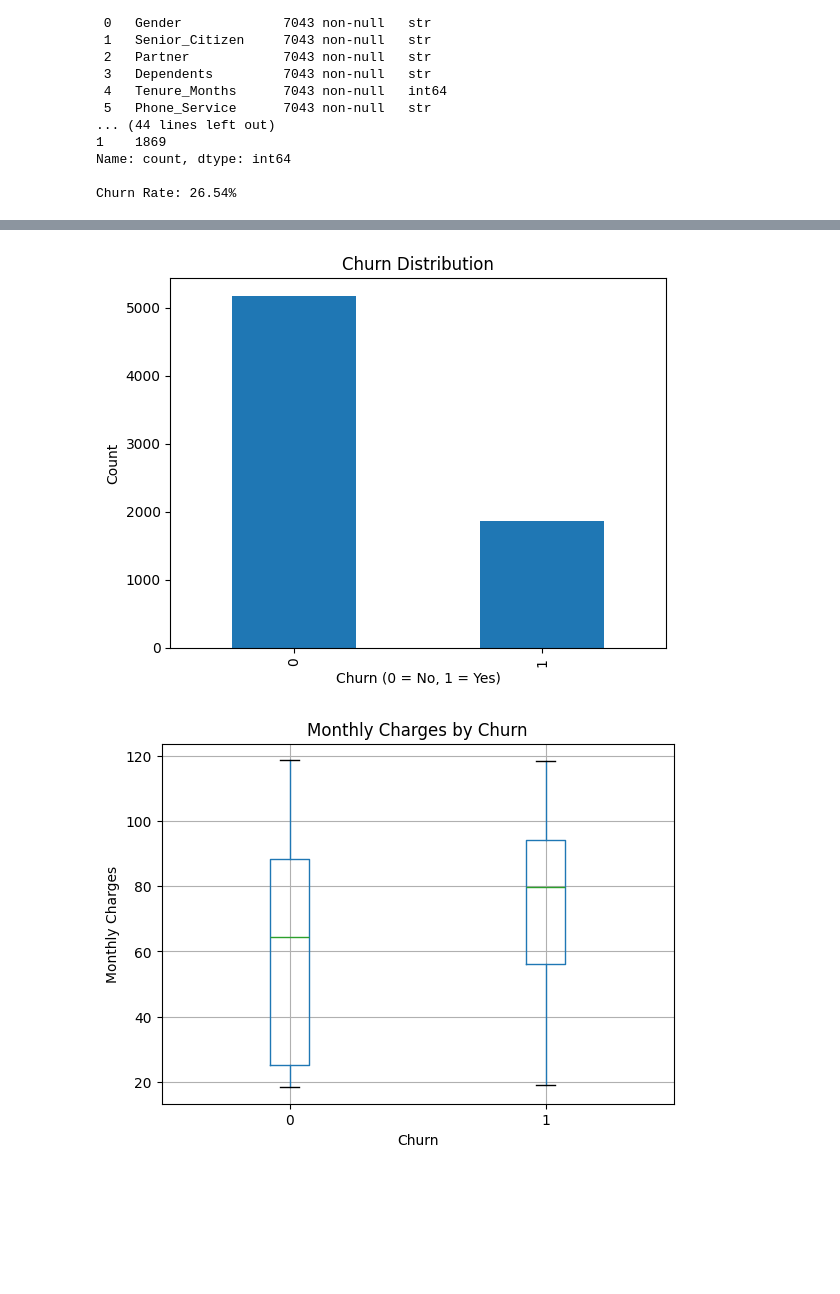
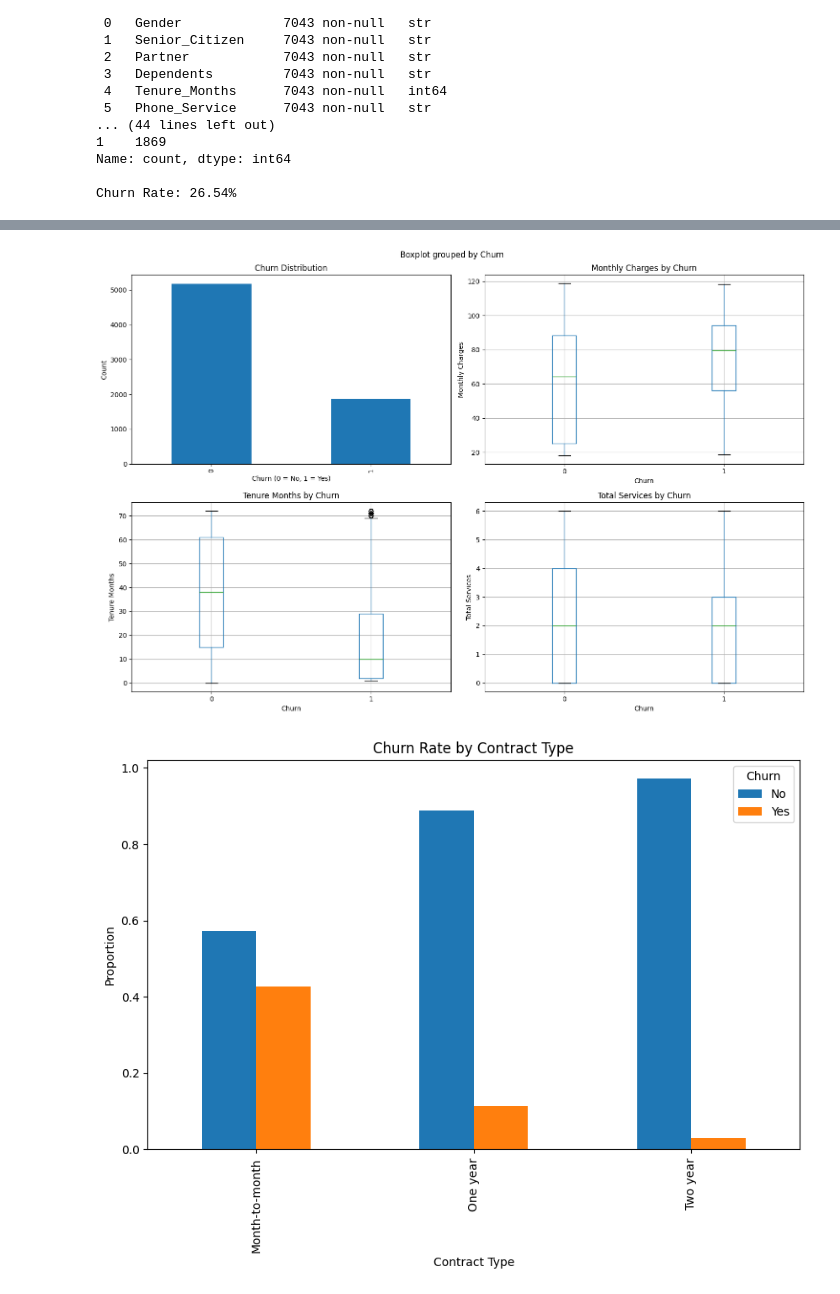
Before and after one commit to SparklePant/Data-mining-project, a Jupyter notebook: final_project.ipynb, the cells around one changed output, grey strips where cells are left out. Cells and saved outputs as stored; diff of their text form; code cells hidden in the pictures; blank space fills up the shorter version.

```diff
--- a/final_project.ipynb
+++ b/final_project.ipynb
@@ -125,29 +176,41 @@ Churn Rate: 26.54%
 # %%
-# Show data plots
-df["Churn"].value_counts().plot(kind="bar")
-plt.title("Churn Distribution")
-plt.xlabel("Churn (0 = No, 1 = Yes)")
-plt.ylabel("Count")
+# Visualize churn distribution
+fig, axes = plt.subplots(2, 2, figsize=(15, 10))
+
+# Churn distribution
+df["Churn"].value_counts().plot(kind="bar", ax=axes[0, 0])
+axes[0, 0].set_title("Churn Distribution")
+axes[0, 0].set_xlabel("Churn (0 = No, 1 = Yes)")
+axes[0, 0].set_ylabel("Count")
+
+# Monthly charges by churn
+df.boxplot(column="Monthly_Charges", by="Churn", ax=axes[0, 1])
+axes[0, 1].set_title("Monthly Charges by Churn")
+axes[0, 1].set_xlabel("Churn")
+axes[0, 1].set_ylabel("Monthly Charges")
+
+# Tenure by churn
+df.boxplot(column="Tenure_Months", by="Churn", ax=axes[1, 0])
+axes[1, 0].set_title("Tenure Months by Churn")
+axes[1, 0].set_xlabel("Churn")
+axes[1, 0].set_ylabel("Tenure Months")
+
+# Total services by churn
+df.boxplot(column="Total_Services", by="Churn", ax=axes[1, 1])
+axes[1, 1].set_title("Total Services by Churn")
+axes[1, 1].set_xlabel("Churn")
+axes[1, 1].set_ylabel("Total Services")
+
+plt.tight_layout()
 plt.show()
 
-df.boxplot(column="Monthly_Charges", by="Churn")
-plt.title("Monthly Charges by Churn")
-plt.suptitle("")
-plt.xlabel("Churn")
-plt.ylabel("Monthly Charges")
-plt.show()
-
-df.boxplot(column="Tenure_Months", by="Churn")
-plt.title("Tenure Months by Churn")
-plt.suptitle("")
-plt.xlabel("Churn")
-plt.ylabel("Tenure Months")
-plt.show()
-
-pd.crosstab(df["Contract"], df["Churn"], normalize="index").plot(kind="bar")
+# Contract type impact
+pd.crosstab(df["Contract"], df["Churn"], normalize="index").plot(kind="bar", figsize=(10, 6))
 plt.title("Churn Rate by Contract Type")
 plt.ylabel("Proportion")
+plt.xlabel("Contract Type")
+plt.legend(title="Churn", labels=["No", "Yes"])
 plt.show()
 # %% [output]
-[figure, old version]
+[figure, new version]
-[figure, old version]
+[figure, new version]
```
Also changed, not shown: parts of 14 cells of this notebook, 2 other files.
